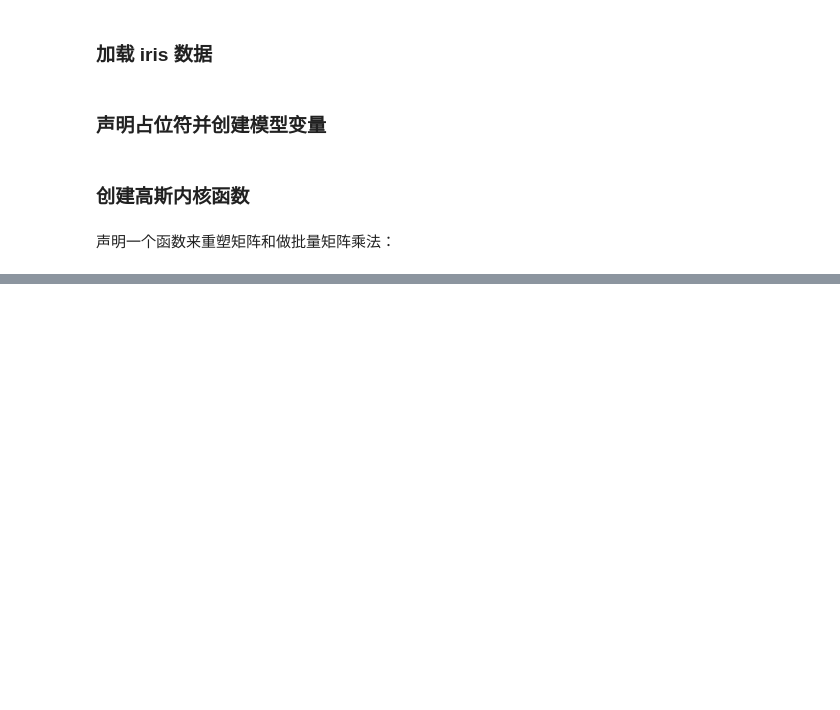
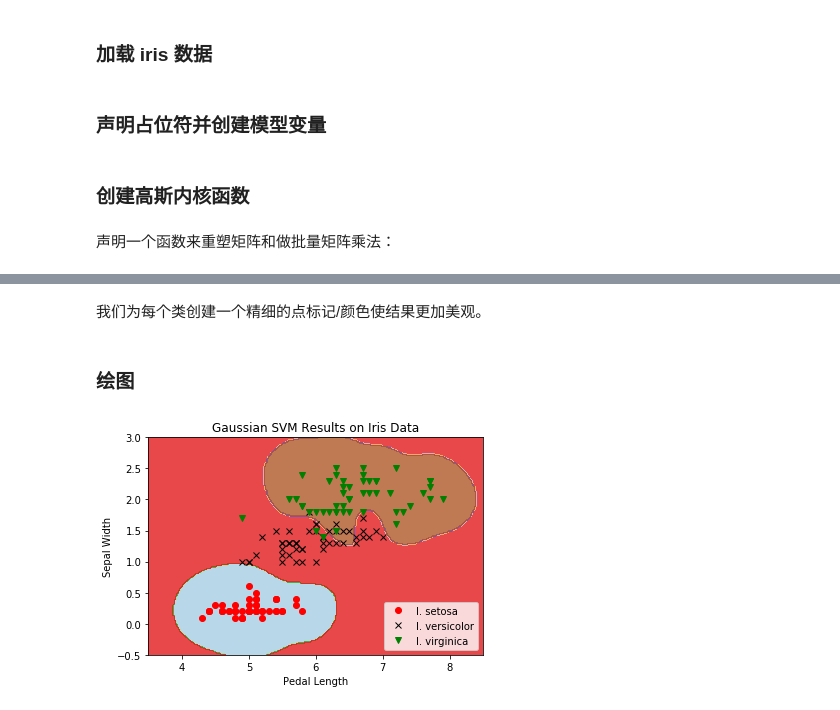
Before and after one commit to fooyou/tensor-flow_cookbook, a Jupyter notebook: 04_Support_Vector_Machines/06_multiclass_svm.ipynb, the cells around one changed output, grey strips where cells are left out. Drawn from its saved outputs; the diff is of its cells as text; code cells hidden in the pictures; blank space fills up the shorter version.

```diff
--- a/04_Support_Vector_Machines/06_multiclass_svm.ipynb
+++ b/04_Support_Vector_Machines/06_multiclass_svm.ipynb
@@ -76,0 +110,20 @@ def reshape_matmul(mat):
+# %%
+# Training loop
+loss_vec = []
+batch_accuracy = []
+for i in range(100):
+    rand_index = np.random.choice(len(x_vals), size=batch_size)
+    rand_x = x_vals[rand_index]
+    rand_y = y_vals[:, rand_index]
+    sess.run(train_step, feed_dict={x_data: rand_x, y_target: rand_y})
+
+    temp_loss = sess.run(loss, feed_dict={x_data: rand_x, y_target: rand_y})
+    loss_vec.append(temp_loss)
+
+    acc_temp = sess.run(accuracy, feed_dict={x_data: rand_x,
+                                             y_target: rand_y,
+                                             prediction_grid: rand_x})
+    batch_accuracy.append(acc_temp)
+    if (i+1)%25 == 0:
+        print('Step #' + str(i+1))
+        print('Loss = ' + str(temp_loss))
@@ -76,0 +139,30 @@ def reshape_matmul(mat):
+# %% [markdown]
+我们为每个类创建一个精细的点标记/颜色使结果更加美观。
+# %%
+# Create a mesh to plot points in
+x_min, x_max = x_vals[:, 0].min() - 1, x_vals[:, 0].max() + 1
+y_min, y_max = x_vals[:, 1].min() - 1, x_vals[:, 1].max() + 1
+xx, yy = np.meshgrid(np.arange(x_min, x_max, 0.02),
+                     np.arange(y_min, y_max, 0.02))
+grid_points = np.c_[xx.ravel(), yy.ravel()]
+grid_predictions = sess.run(prediction, feed_dict={x_data: rand_x,
+                                                   y_target: rand_y,
+                                                   prediction_grid: grid_points})
+grid_predictions = grid_predictions.reshape(xx.shape)
+# %% [markdown]
+### 绘图
+# %%
+# Plot points and grid
+plt.contourf(xx, yy, grid_predictions, cmap=plt.cm.Paired, alpha=0.8)
+plt.plot(class1_x, class1_y, 'ro', label='I. setosa')
+plt.plot(class2_x, class2_y, 'kx', label='I. versicolor')
+plt.plot(class3_x, class3_y, 'gv', label='I. virginica')
+plt.title('Gaussian SVM Results on Iris Data')
+plt.xlabel('Pedal Length')
+plt.ylabel('Sepal Width')
+plt.legend(loc='lower right')
+plt.ylim([-0.5, 3.0])
+plt.xlim([3.5, 8.5])
+plt.show()
+# %% [output]
+[figure, added]
```
Also changed, not shown: parts of 11 cells of this notebook, 1 other file.
